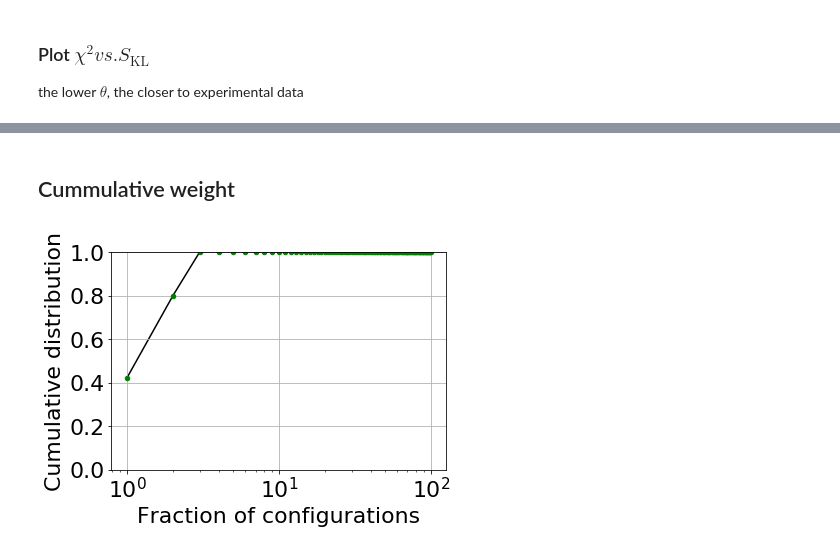
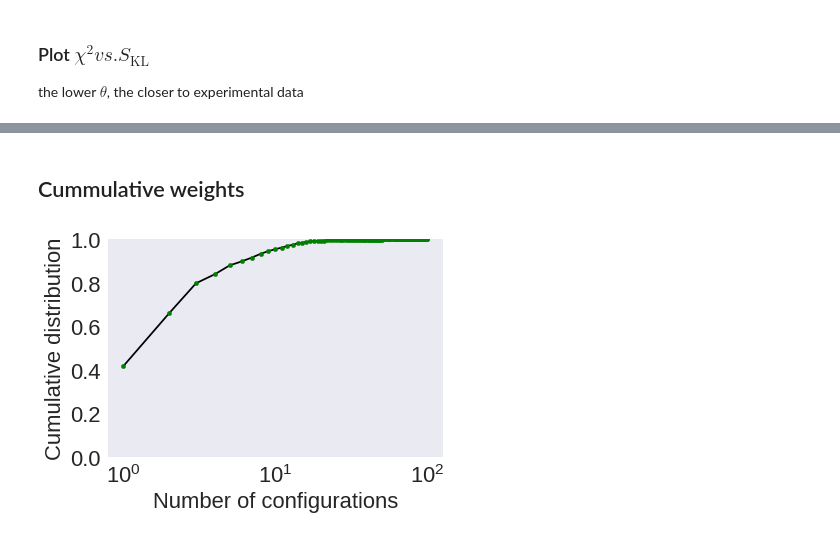
Before and after one commit to bio-phys/BioEn, a Jupyter notebook: examples/scattering/scattering_reweighting.ipynb, the cells around one changed output, grey strips where cells are left out. Saved outputs shown, nothing was run; the diff lists cells and outputs as text; code cells hidden in the pictures.

Commit message:
Changes to Katrin's excellent example notebook on scattering data. 1) Removed (legacy) references to DEER 2) Added some explanations to accompany the plots. 3) Fixed some minor typos.

```diff
--- a/examples/scattering/scattering_reweighting.ipynb
+++ b/examples/scattering/scattering_reweighting.ipynb
@@ -330,5 +333,5 @@ visualize_scattering_all_thetas(bioen_data)
 # %% [markdown]
-## Cummulative weight
+## Cummulative weights
 # %%
 def visualize_cum_dist(theta, bioen_data):
     fs = 22
@@ -349,7 +352,7 @@ def visualize_cum_dist(theta, bioen_data):
 
     ax.set_xticks([0.0, 10.0, 100.0, 1000.0, 10000.0])
     ax.set_xticklabels([r'$10^{0}$', r'$10^{1}$', r'$10^{2}$', r'$10^{3}$', r'$10^{4}$'], fontsize=fs)
-    ax.set_xlabel("Fraction of configurations", fontsize=fs)
+    ax.set_xlabel("Number of configurations", fontsize=fs)
     ax.semilogx()
     ax.set_yticklabels(np.arange(0,1.2,0.2), fontsize=fs)
     ax.set_ylim(0,1)
@@ -360,7 +363,7 @@ def visualize_cum_dist(theta, bioen_data):
     plt.savefig('{}/bioen_cum_weights.png'.format(path_output_analysis), dpi=600, bbox_inches='tight')
     return
 # %%
-theta = 10.0
+theta = 10000.0
 visualize_cum_dist(theta, bioen_data)
 # %% [output]
-[figure, old version]
+[figure, new version]
```
Also changed, not shown: parts of 16 cells of this notebook.
